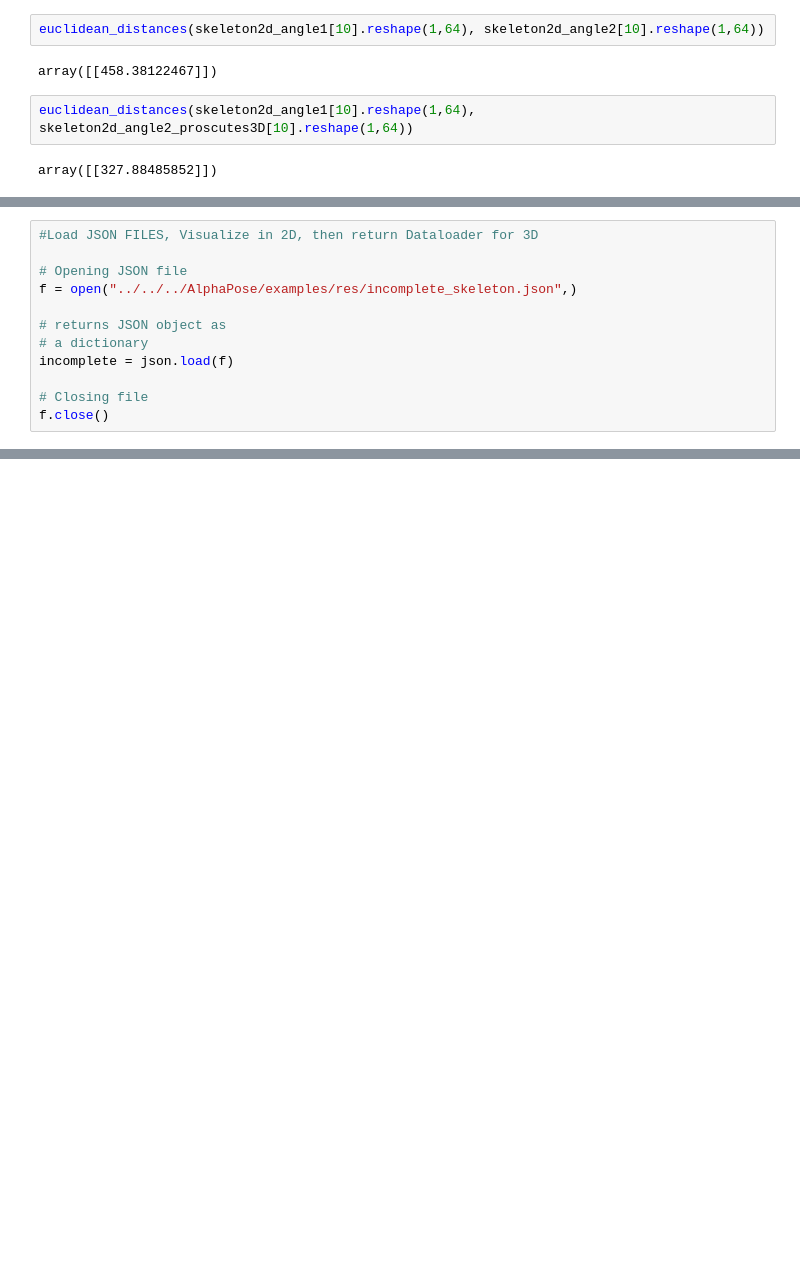
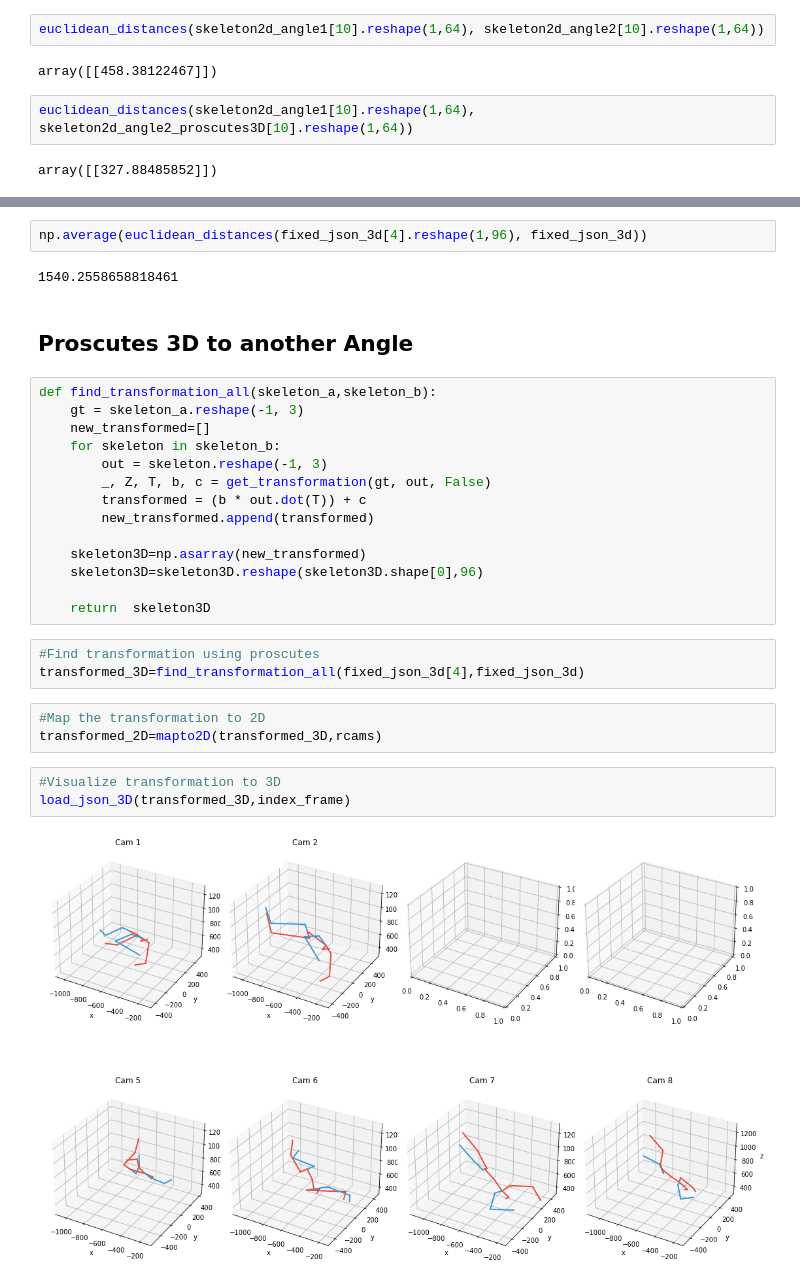
Before and after one commit to alexivaner/3d_pose_baseline_pytorch_Alpha_Pose, a Jupyter notebook: src/Full Experiment.ipynb, the cells around one changed output, grey strips where cells are left out. Drawn from its saved outputs; the diff is of its cells as text; blank space fills up the shorter version.

```diff
--- a/src/Full Experiment.ipynb
+++ b/src/Full Experiment.ipynb
@@ -2237,12 +2040,0 @@ array([[0.89811956, 0.86234938, 0.96979768, 0.99003618, 1.        ,
-# %%
-#Load JSON FILES, Visualize in 2D, then return Dataloader for 3D
-
-# Opening JSON file
-f = open("../../../AlphaPose/examples/res/incomplete_skeleton.json",)
-
-# returns JSON object as
-# a dictionary
-incomplete = json.load(f)
-
-# Closing file
-f.close()
@@ -2268,0 +2256,31 @@ incomplete[0]
+# %%
+np.average(euclidean_distances(fixed_json_3d[4].reshape(1,96), fixed_json_3d))
+# %% [output]
+1540.2558658818461
+# %% [markdown]
+## Proscutes 3D to another Angle
+# %%
+def find_transformation_all(skeleton_a,skeleton_b):
+    gt = skeleton_a.reshape(-1, 3)
+    new_transformed=[]
+    for skeleton in skeleton_b:
+        out = skeleton.reshape(-1, 3)
+        _, Z, T, b, c = get_transformation(gt, out, False)
+        transformed = (b * out.dot(T)) + c
+        new_transformed.append(transformed)
+
+    skeleton3D=np.asarray(new_transformed)
+    skeleton3D=skeleton3D.reshape(skeleton3D.shape[0],96)
+
+    return  skeleton3D
+# %%
+#Find transformation using proscutes
+transformed_3D=find_transformation_all(fixed_json_3d[4],fixed_json_3d)
+# %%
+#Map the transformation to 2D
+transformed_2D=mapto2D(transformed_3D,rcams)
+# %%
+#Visualize transformation to 3D
+load_json_3D(transformed_3D,index_frame)
+# %% [output]
+[figure, added]
```
Also changed, not shown: parts of 36 cells of this notebook.
